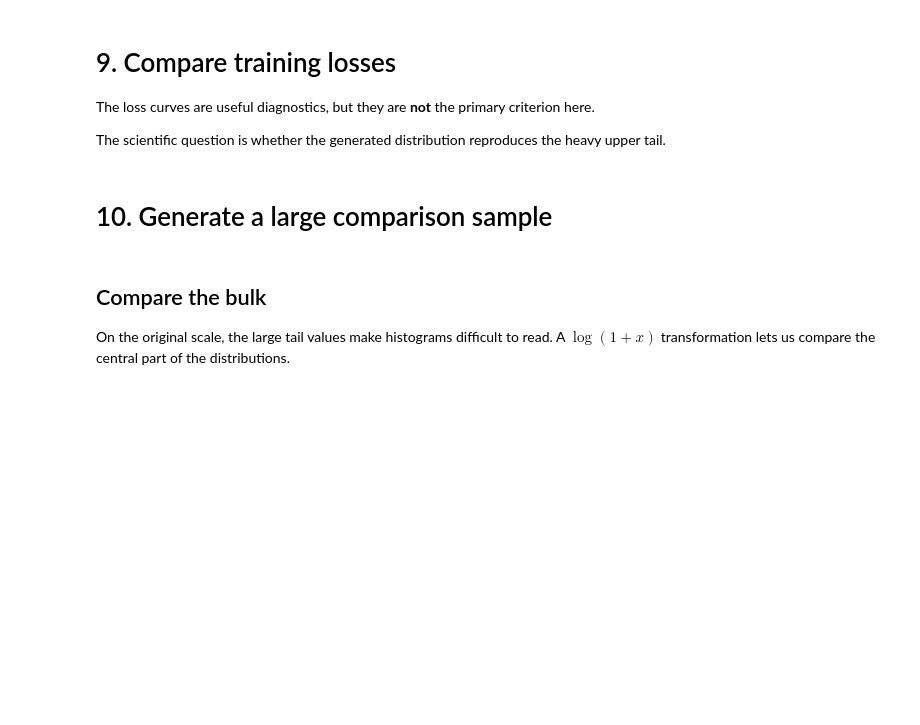
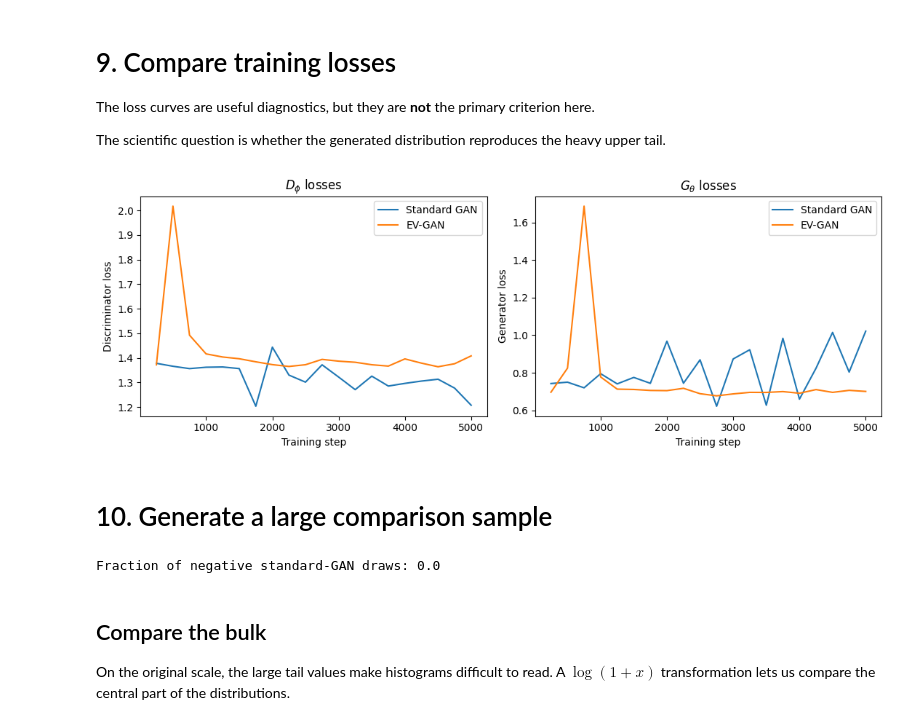
Before and after one commit to Jbrich95/GAMEX_summer_school_GANs, a Jupyter notebook: 02_evGAN_vs_standard_GAN_1d.ipynb, the cells around one changed output. Drawn from its saved outputs; the diff is of its cells as text; code cells hidden in the pictures; blank space fills up the shorter version.

```diff
--- a/02_evGAN_vs_standard_GAN_1d.ipynb
+++ b/02_evGAN_vs_standard_GAN_1d.ipynb
@@ -296,20 +312,17 @@ Its output is necessarily bounded for fixed $\theta$.
 # %%
 class StandardGenerator(nn.Module):
-    def __init__(self, J=30):
+    def __init__(self, d_prime=d_prime, J=J_G):
         super().__init__()
-
         self.layers = nn.Sequential(
-            nn.Linear(1, J),
+            nn.Linear(d_prime, J),
             nn.ReLU(),
             nn.Linear(J, 1)
         )
-
-        # Stable workshop initialisation.
         nn.init.normal_(self.layers[-1].weight, mean=0.0, std=0.02)
         nn.init.constant_(self.layers[-1].bias, 0.5)
 
     def forward(self, z):
-        return torch.relu(self.layers(z))
+        return self.layers(z)
 # %% [markdown]
 # 6. The EV-GAN generator
 
@@ -492,9 +735,8 @@ To isolate the effect of the generator parametrisation, we use the same discrimi
 As in the earlier notebooks, the discriminator returns a **logit** and we use `BCEWithLogitsLoss` for numerical stability.
 # %%
 class Discriminator(nn.Module):
-    def __init__(self, J=10):
+    def __init__(self, J=J_D):
         super().__init__()
-
         self.layers = nn.Sequential(
             nn.Linear(1, J),
             nn.ReLU(),
@@ -642,14 +1051,11 @@ G_gan, D_gan, hist_G_gan, hist_D_gan = train_gan(
 # %%
-torch.manual_seed(SEED)
+chosen_ev, runs_ev = fit_seed_ensemble(
+    lambda: EVGenerator(),
+    "EV-GAN"
+)
 
-G_ev = EVGenerator()
-
-G_ev, D_ev, hist_G_ev, hist_D_ev = train_gan(
-    G_ev,
-    X,
-    epochs=200,
-    batch_size=128,
-    lr_G=1e-4,
-    lr_D=1e-4,
-    seed=SEED
-)
+G_ev = chosen_ev["G"]
+D_ev = chosen_ev["D"]
+hist_G_ev = chosen_ev["hist_G"]
+hist_D_ev = chosen_ev["hist_D"]
+hist_step_ev = chosen_ev["hist_step"]
@@ -662,35 +1086,49 @@ The scientific question is whether the generated distribution reproduces the hea
 # %%
 fig, axes = plt.subplots(1, 2, figsize=(11, 4))
 
-axes[0].plot(hist_D_gan, label="Standard GAN")
-axes[0].plot(hist_D_ev, label="EV-GAN")
-axes[0].set_xlabel("Epoch")
+axes[0].plot(hist_step_gan, hist_D_gan, label="Standard GAN")
+axes[0].plot(hist_step_ev, hist_D_ev, label="EV-GAN")
+axes[0].set_xlabel("Training step")
 axes[0].set_ylabel("Discriminator loss")
 axes[0].set_title(r"$D_\phi$ losses")
 axes[0].legend()
 
-axes[1].plot(hist_G_gan, label="Standard GAN")
-axes[1].plot(hist_G_ev, label="EV-GAN")
-axes[1].set_xlabel("Epoch")
+axes[1].plot(hist_step_gan, hist_G_gan, label="Standard GAN")
+axes[1].plot(hist_step_ev, hist_G_ev, label="EV-GAN")
+axes[1].set_xlabel("Training step")
 axes[1].set_ylabel("Generator loss")
 axes[1].set_title(r"$G_\theta$ losses")
 axes[1].legend()
 
 plt.tight_layout()
 plt.show()
+# %% [output]
+[figure, added]
 # %% [markdown]
 # 10. Generate a large comparison sample
 # %%
 n_sim = 100_000
 
-with torch.no_grad():
-    z_gan = sample_Z(n_sim)
-    z_ev = sample_Z(n_sim)
+X_gan = simulate_from_generator(
+    G_gan,
+    n_sim=n_sim,
+    seed=30_001
+)
 
-    X_gan = G_gan(z_gan).cpu().numpy().ravel()
-    X_ev = G_ev(z_ev).cpu().numpy().ravel()
+X_ev = simulate_from_generator(
+    G_ev,
+    n_sim=n_sim,
+    seed=30_002
+)
 
 X_real = X.ravel()
+
+print(
+    "Fraction of negative standard-GAN draws:",
+    np.mean(X_gan < 0)
+)
+# %% [output]
+Fraction of negative standard-GAN draws: 0.0
 # %% [markdown]
 ## Compare the bulk
 
```
Also changed, not shown: parts of 33 cells of this notebook, 4 other files.
